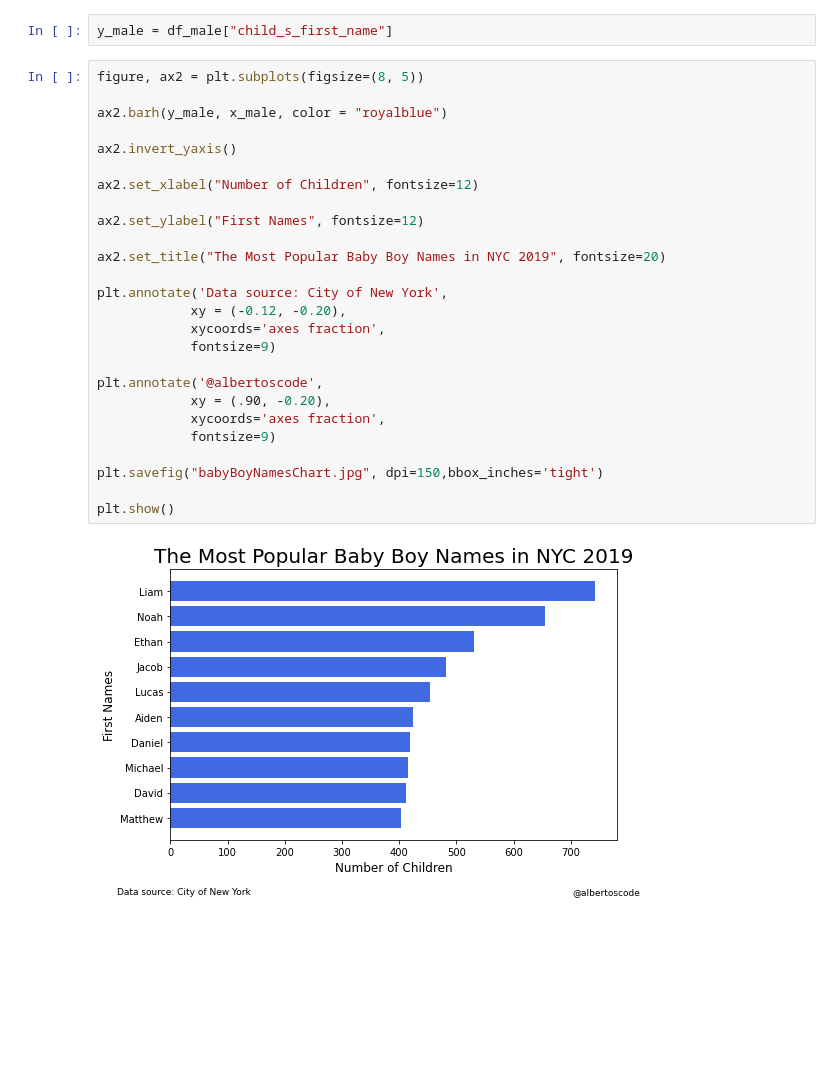
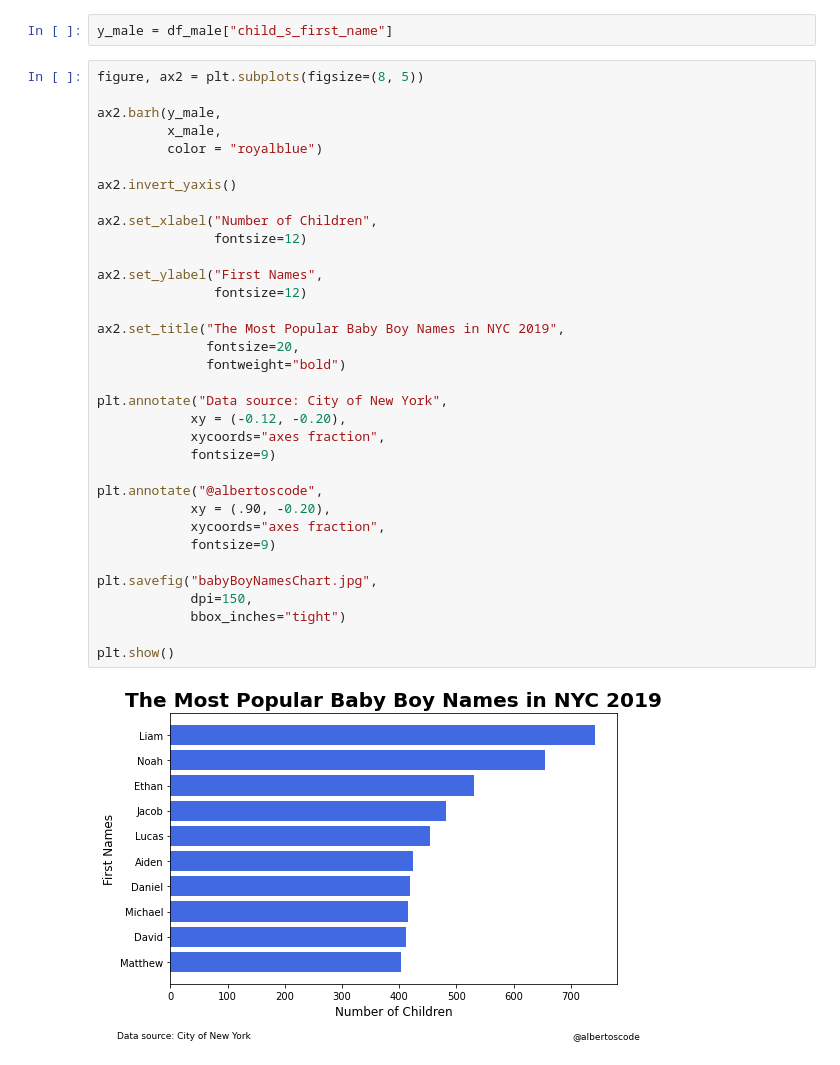
Before and after one commit to albertoscode/babyNamesNYC2019, a Jupyter notebook: charts.ipynb, the cells around one changed output. Saved outputs shown, nothing was run; the diff lists cells and outputs as text; blank space fills up the shorter version.

```diff
--- a/charts.ipynb
+++ b/charts.ipynb
@@ -73,28 +80,36 @@ y_male = df_male["child_s_first_name"]
 # %%
 figure, ax2 = plt.subplots(figsize=(8, 5))
 
-ax2.barh(y_male, x_male, color = "royalblue")
+ax2.barh(y_male,
+         x_male,
+         color = "royalblue")
 
 ax2.invert_yaxis()
 
-ax2.set_xlabel("Number of Children", fontsize=12)
+ax2.set_xlabel("Number of Children",
+               fontsize=12)
 
-ax2.set_ylabel("First Names", fontsize=12)
+ax2.set_ylabel("First Names",
+               fontsize=12)
 
-ax2.set_title("The Most Popular Baby Boy Names in NYC 2019", fontsize=20)
+ax2.set_title("The Most Popular Baby Boy Names in NYC 2019",
+              fontsize=20,
+              fontweight="bold")
 
-plt.annotate('Data source: City of New York',
+plt.annotate("Data source: City of New York",
             xy = (-0.12, -0.20),
-            xycoords='axes fraction',
+            xycoords="axes fraction",
             fontsize=9)
 
-plt.annotate('@albertoscode',
+plt.annotate("@albertoscode",
             xy = (.90, -0.20),
-            xycoords='axes fraction',
+            xycoords="axes fraction",
             fontsize=9)
 
-plt.savefig("babyBoyNamesChart.jpg", dpi=150,bbox_inches='tight')
+plt.savefig("babyBoyNamesChart.jpg",
+            dpi=150,
+            bbox_inches="tight")
 
 plt.show()
 # %% [output]
-[figure, old version]
+[figure, new version]
```
Also changed, not shown: parts of 3 cells of this notebook, 2 other files.
